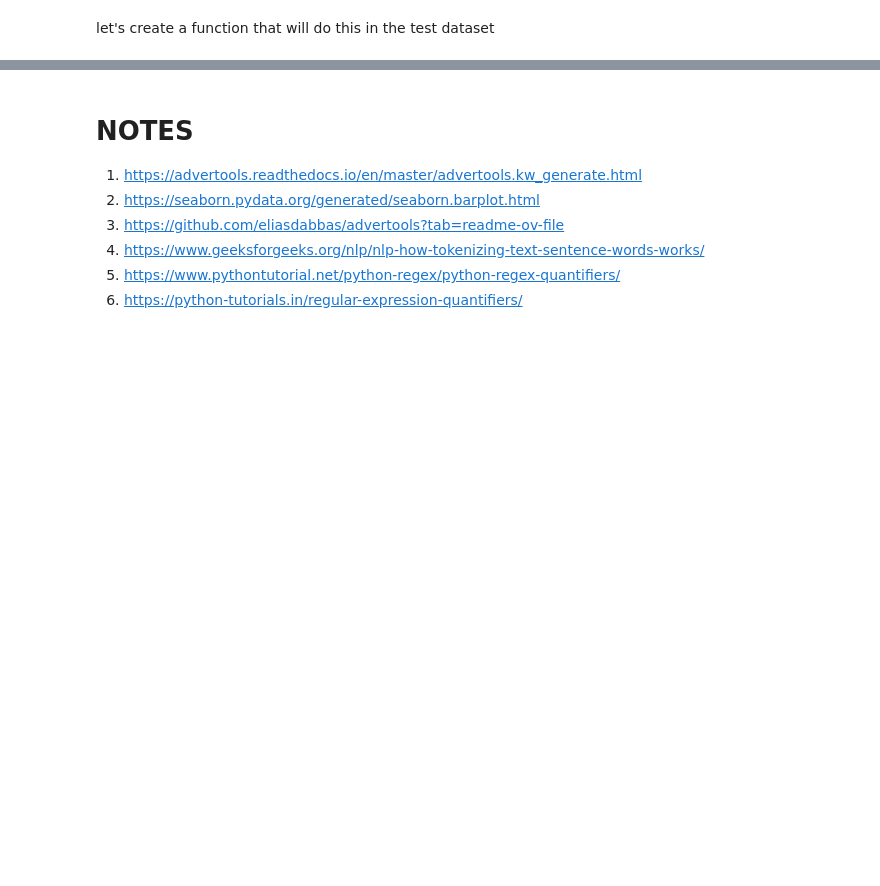
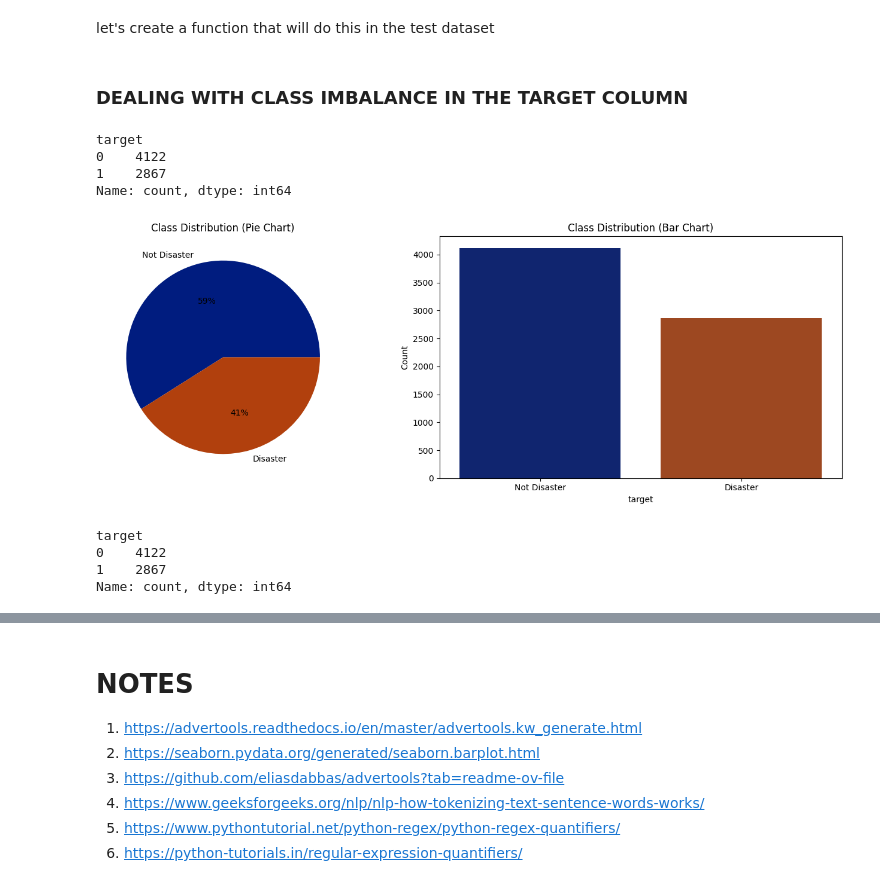
Before and after one commit to ChisomNwankwo/Natural-Language-Processing-with-Disaster-Tweets, a Jupyter notebook: natural-language-processing-with-disaster-tweets.ipynb, the cells around one changed output, grey strips where cells are left out. Saved outputs shown, nothing was run; the diff lists cells and outputs as text; code cells hidden in the pictures; blank space fills up the shorter version.

Commit message:
Kaggle Notebook | Natural Language Processing with Disaster Tweets | Version 9

```diff
--- a/natural-language-processing-with-disaster-tweets.ipynb
+++ b/natural-language-processing-with-disaster-tweets.ipynb
@@ -340,3 +320,49 @@ def engineer_features(df):
     df['text'] = df['text'].apply(lambda x: ' '.join(c for c in x))
 
     return df
+# %% [markdown]
+### DEALING WITH CLASS IMBALANCE IN THE TARGET COLUMN
+# %%
+#1 - DISASTER, 0 - NOT DISASTER
+df['target'].value_counts()
+# %% [output]
+target
+0    4122
+1    2867
+Name: count, dtype: int64
+# %%
+# Calculate class distribution
+class_distribution = df['target'].value_counts()
+
+# Create one figure with two plots side-by-side
+plt.figure(figsize=(14, 5))
+
+# --- Pie Chart ---
+plt.subplot(1, 2, 1)
+colors = sb.color_palette('dark')
+plt.pie(class_distribution.values,
+        labels=['Not Disaster', 'Disaster'],
+        colors=colors,
+        autopct='%.0f%%')
+plt.title('Class Distribution (Pie Chart)')
+
+# --- Bar Chart ---
+plt.subplot(1, 2, 2)
+sb.barplot(x=class_distribution.index,
+           y=class_distribution.values,
+           palette='dark')
+plt.xticks([0, 1], ['Not Disaster', 'Disaster'])
+plt.title('Class Distribution (Bar Chart)')
+plt.ylabel('Count')
+
+plt.tight_layout()
+plt.show()
+# %% [output]
+[figure, added]
+# %%
+df['target'].value_counts()
+# %% [output]
+target
+0    4122
+1    2867
+Name: count, dtype: int64
```
Also changed, not shown: parts of 10 cells of this notebook.
